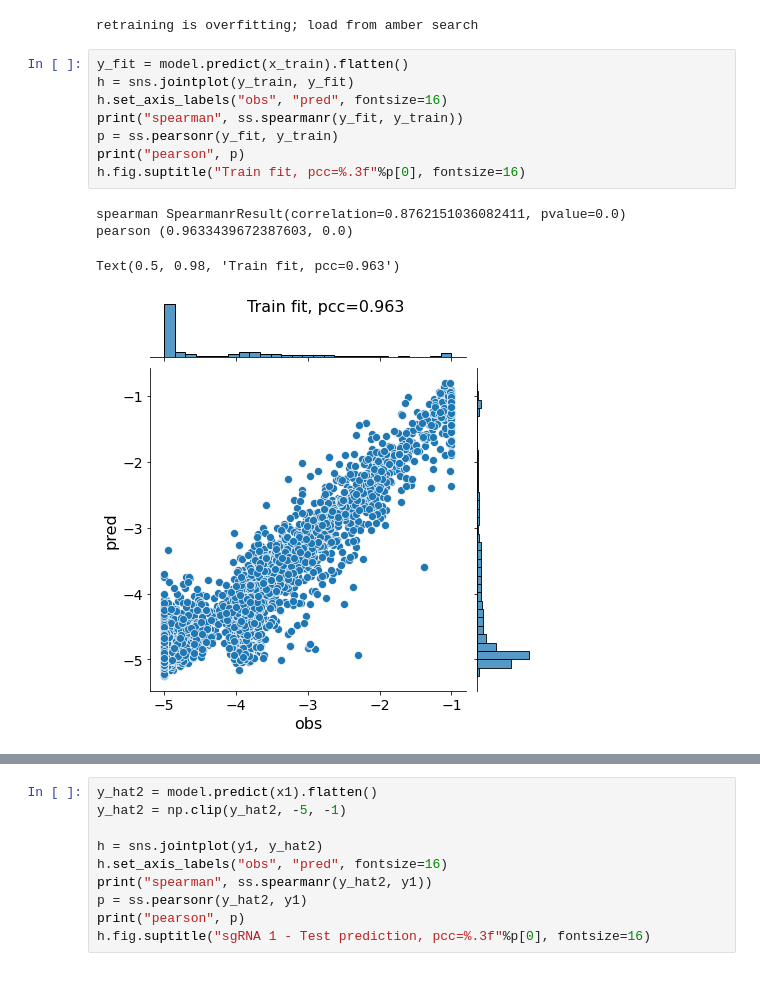
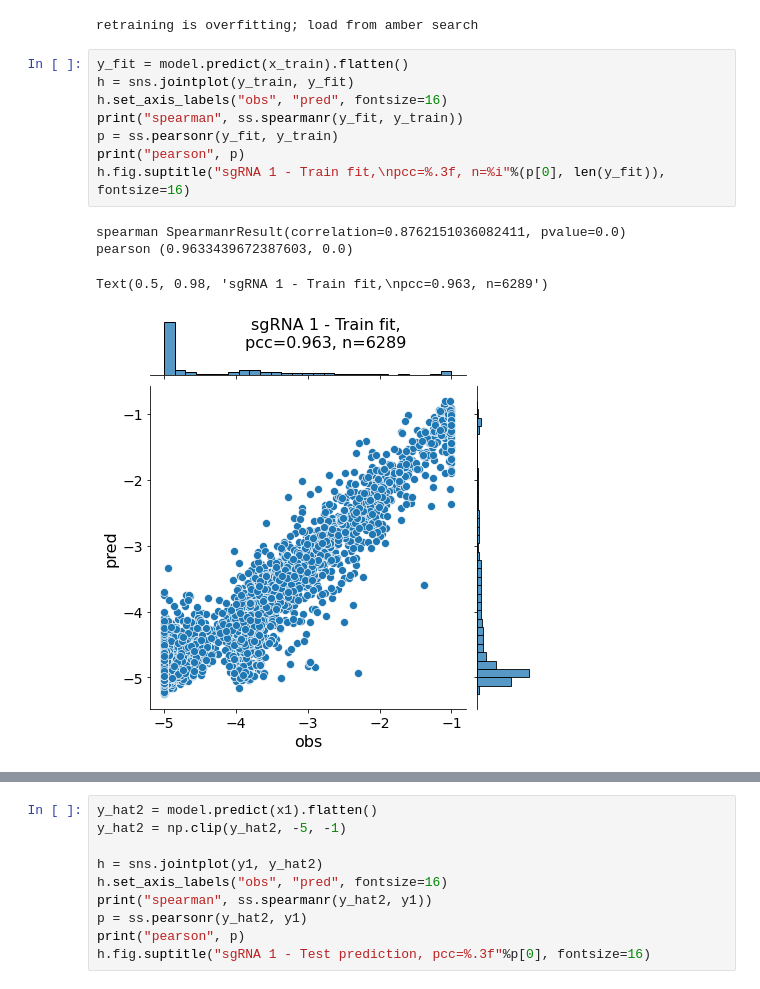
Before and after one commit to zj-zhang/Elektrum, a Jupyter notebook: notebooks/02-CNN-AMBERsearch.ipynb, the cells around one changed output, grey strips where cells are left out. Cells and saved outputs as stored; diff of their text form.

```diff
--- a/notebooks/02-CNN-AMBERsearch.ipynb
+++ b/notebooks/02-CNN-AMBERsearch.ipynb
@@ -178,16 +178,16 @@ retraining is overfitting; load from amber search
 # %%
 y_fit = model.predict(x_train).flatten()
 h = sns.jointplot(y_train, y_fit)
 h.set_axis_labels("obs", "pred", fontsize=16)
 print("spearman", ss.spearmanr(y_fit, y_train))
 p = ss.pearsonr(y_fit, y_train)
 print("pearson", p)
-h.fig.suptitle("Train fit, pcc=%.3f"%p[0], fontsize=16)
+h.fig.suptitle("sgRNA 1 - Train fit,\npcc=%.3f, n=%i"%(p[0], len(y_fit)), fontsize=16)
 # %% [output]
 spearman SpearmanrResult(correlation=0.8762151036082411, pvalue=0.0)
 pearson (0.9633439672387603, 0.0)
-Text(0.5, 0.98, 'Train fit, pcc=0.963')
+Text(0.5, 0.98, 'sgRNA 1 - Train fit,\npcc=0.963, n=6289')
-[figure, old version]
+[figure, new version]
 # %%
 y_val_hat = model.predict(x2).flatten()
 y_val_hat = np.clip(y_val_hat, -5, -1)
```
Also changed, not shown: parts of 6 cells of this notebook, 1 other file.
